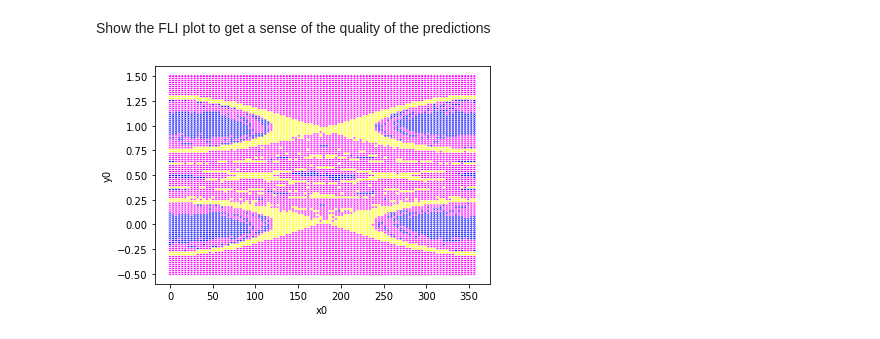
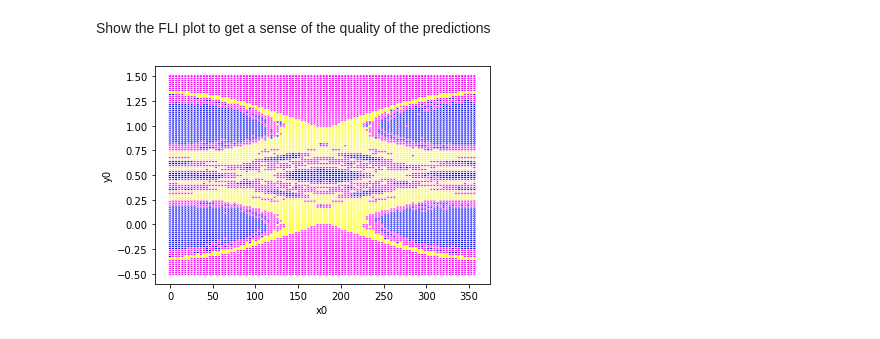
Before and after one commit to vrodriguezf/mlchaos, a Jupyter notebook: nbs/_motion_classification_time_series.ipynb, the cells around one changed output. Cells and saved outputs as stored; diff of their text form; code cells hidden in the pictures.

Commit message:
fli plots and fastinference

```diff
--- a/nbs/_motion_classification_time_series.ipynb
+++ b/nbs/_motion_classification_time_series.ipynb
@@ -225,5 +231,5 @@ Now let's see how the trained behaves with a completely unseen set of data. Firs
 # %%
-test_path = base_path/'data/test/eps_equals/Poincare.plt'
+test_path = base_path/'data/test/eps_equals3/Poincare.plt'
 test_poinc_maps = load_poincare_maps(test_path)
 test_poinc_maps.shape
 # %% [output]
@@ -247,11 +251,11 @@ lbls.__len__()
 # %% [markdown]
 Show the FLI plot to get a sense of the quality of the predictions
 # %%
-show_fli_plot(test_dl.items,
-              lbls,
-              legend=None,
-              palette=dict(chaotic='yellow',
+fli = show_fli_plot(test_dl.items,
+                    lbls,
+                    legend=None,
+                    palette=dict(chaotic='yellow',
                           librational='blue',
                           rotational='magenta'))
 # %% [output]
-[figure, old version]
+[figure, new version]
```
Also changed, not shown: parts of 6 cells of this notebook, 4 other files.
